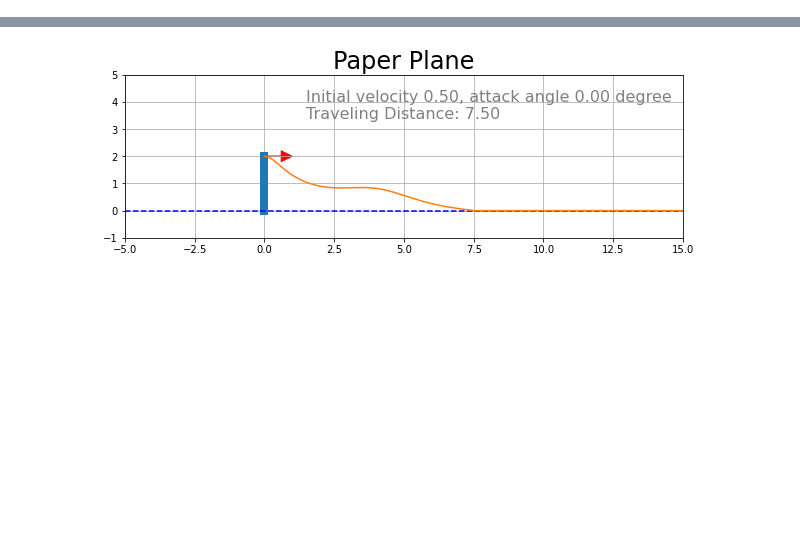
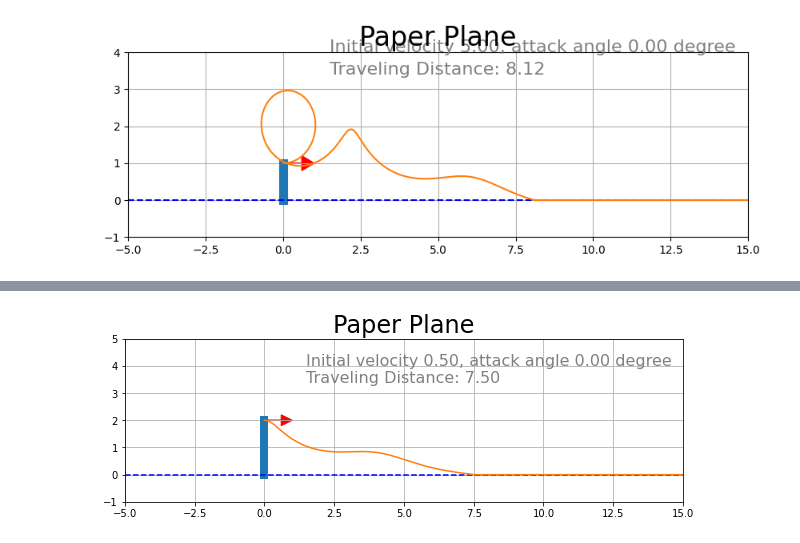
Before and after one commit to cchuang2009/2024, a Jupyter notebook: 2024-1/BeyondPerception/phugoidAnim.ipynb, the cells around one changed output, grey strips where cells are left out. Cells and saved outputs as stored; diff of their text form; code cells hidden in the pictures; blank space fills up the shorter version.

```diff
--- a/2024-1/BeyondPerception/phugoidAnim.ipynb
+++ b/2024-1/BeyondPerception/phugoidAnim.ipynb
@@ -33,0 +697,4 @@ Red line is a trajectory $v(\theta)$.
+# %%
+phogoid(t,1,0,5)
+# %% [output]
+[figure, added]
```
Also changed, not shown: parts of 40 cells of this notebook, 1 other file.
